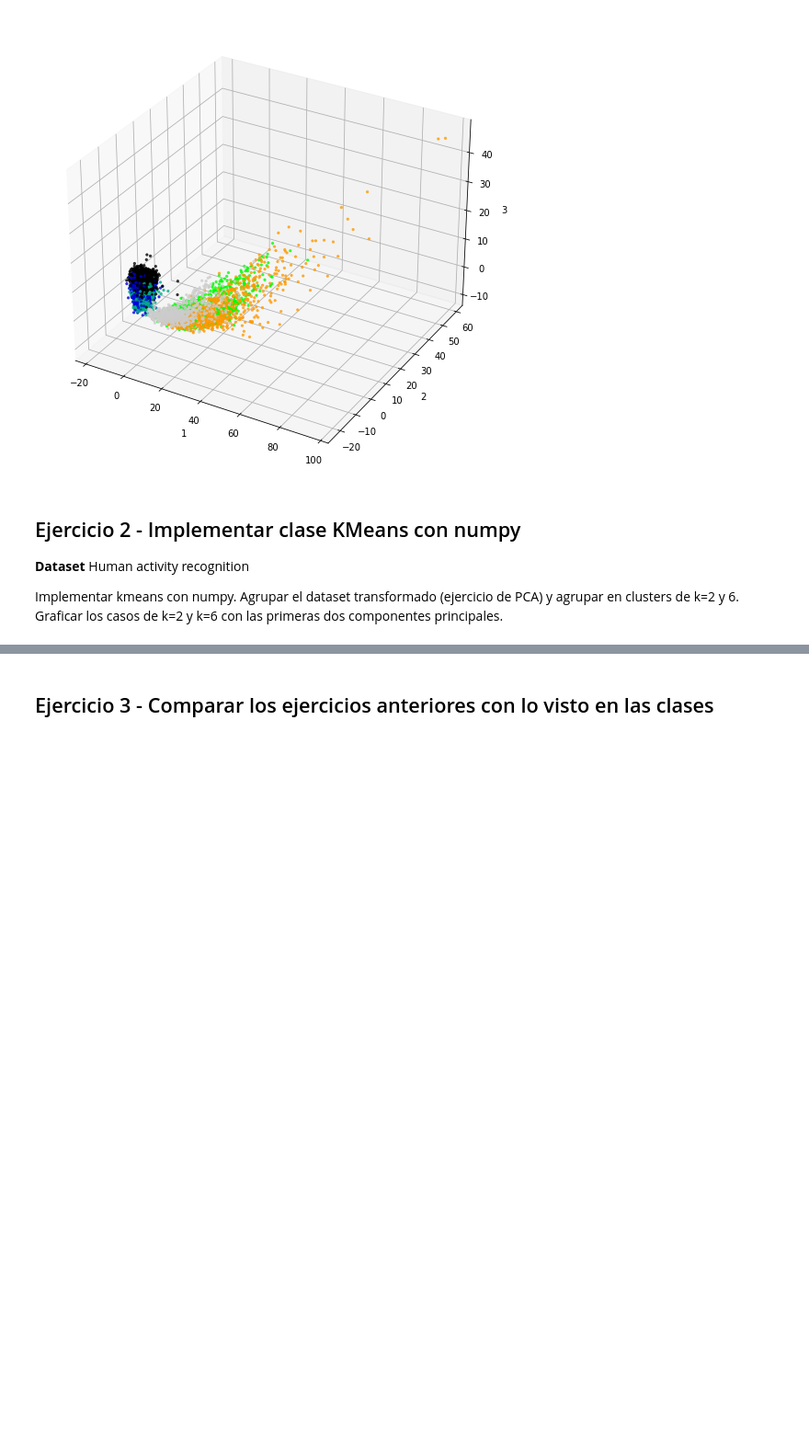
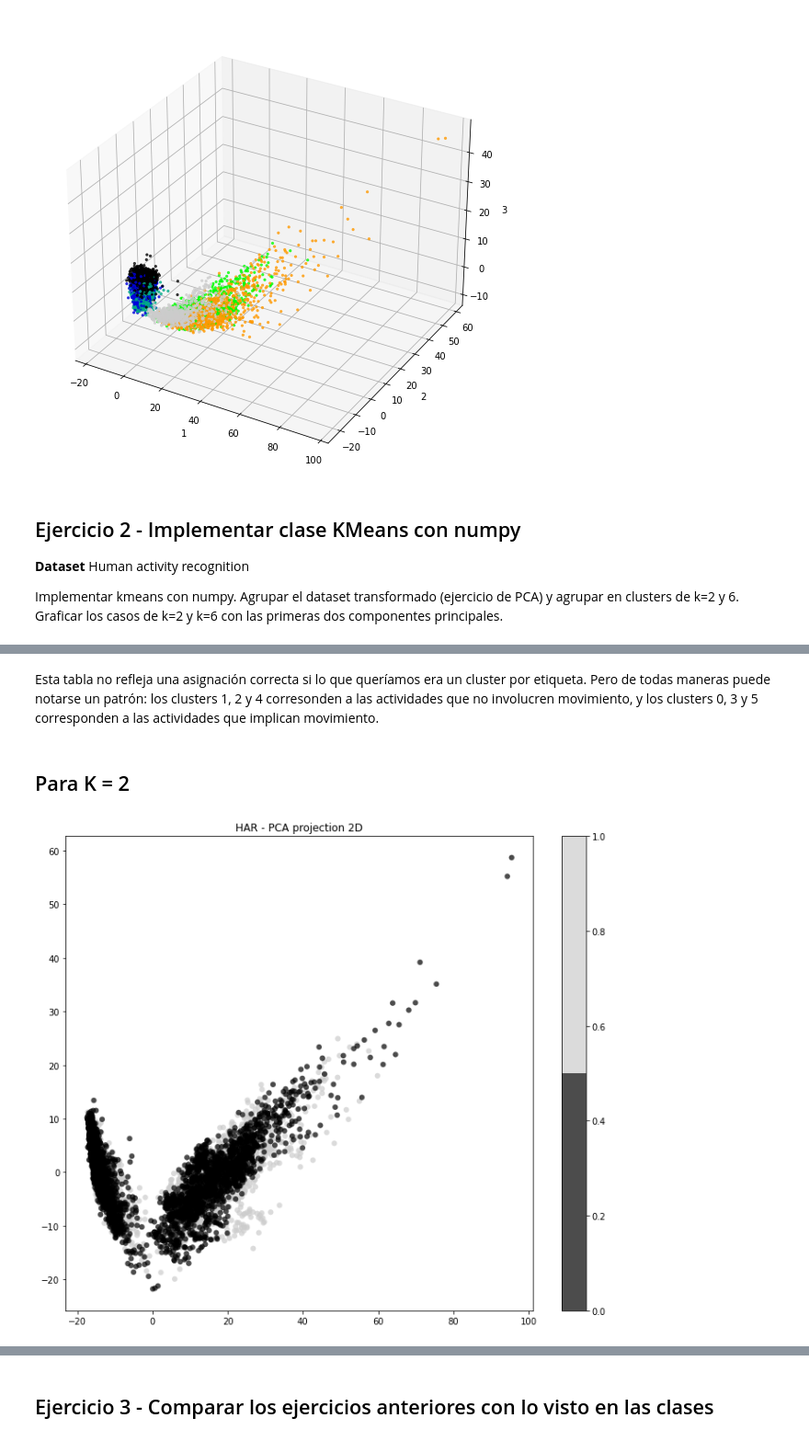
Before and after one commit to manco92/Inteligencia-Artificial, a Jupyter notebook: TP1 - Ejercicios 1, 2 y 3.ipynb, the cells around one changed output, grey strips where cells are left out. Shown: that part at 92% size. Saved outputs shown, nothing was run; the diff lists cells and outputs as text; code cells hidden in the pictures; blank space fills up the shorter version.

```diff
--- a/TP1 - Ejercicios 1, 2 y 3.ipynb
+++ b/TP1 - Ejercicios 1, 2 y 3.ipynb
@@ -200,0 +267,4 @@ plt.show()
+# %% [markdown]
+Esta tabla no refleja una asignación correcta si lo que queríamos era un cluster por etiqueta. Pero de todas maneras puede notarse un patrón: los clusters 1, 2 y 4 corresonden a las actividades que no involucren movimiento, y los clusters 0, 3 y 5 corresponden a las actividades que implican movimiento.
+# %% [markdown]
+## Para K = 2
@@ -200,0 +305,17 @@ plt.show()
+# %%
+points = [point(d) for d in data]
+
+new_means, new_points = fit(points)
+
+new_ks = []
+for i in range(len(new_points)):
+    p = new_points[i].k
+    new_ks.append(p)
+
+plt.figure(figsize = (12,10))
+plt.scatter(X_pca[:, 0], X_pca[:, 1], c = new_ks, edgecolor = 'none', alpha = 0.7, s = 40, cmap = plt.cm.get_cmap('nipy_spectral', len(np.unique(new_ks))))
+plt.rcParams['axes.grid'] = False
+plt.colorbar()
+plt.title('HAR - PCA projection 2D');
+# %% [output]
+[figure, added]
```
Also changed, not shown: parts of 22 cells of this notebook.
